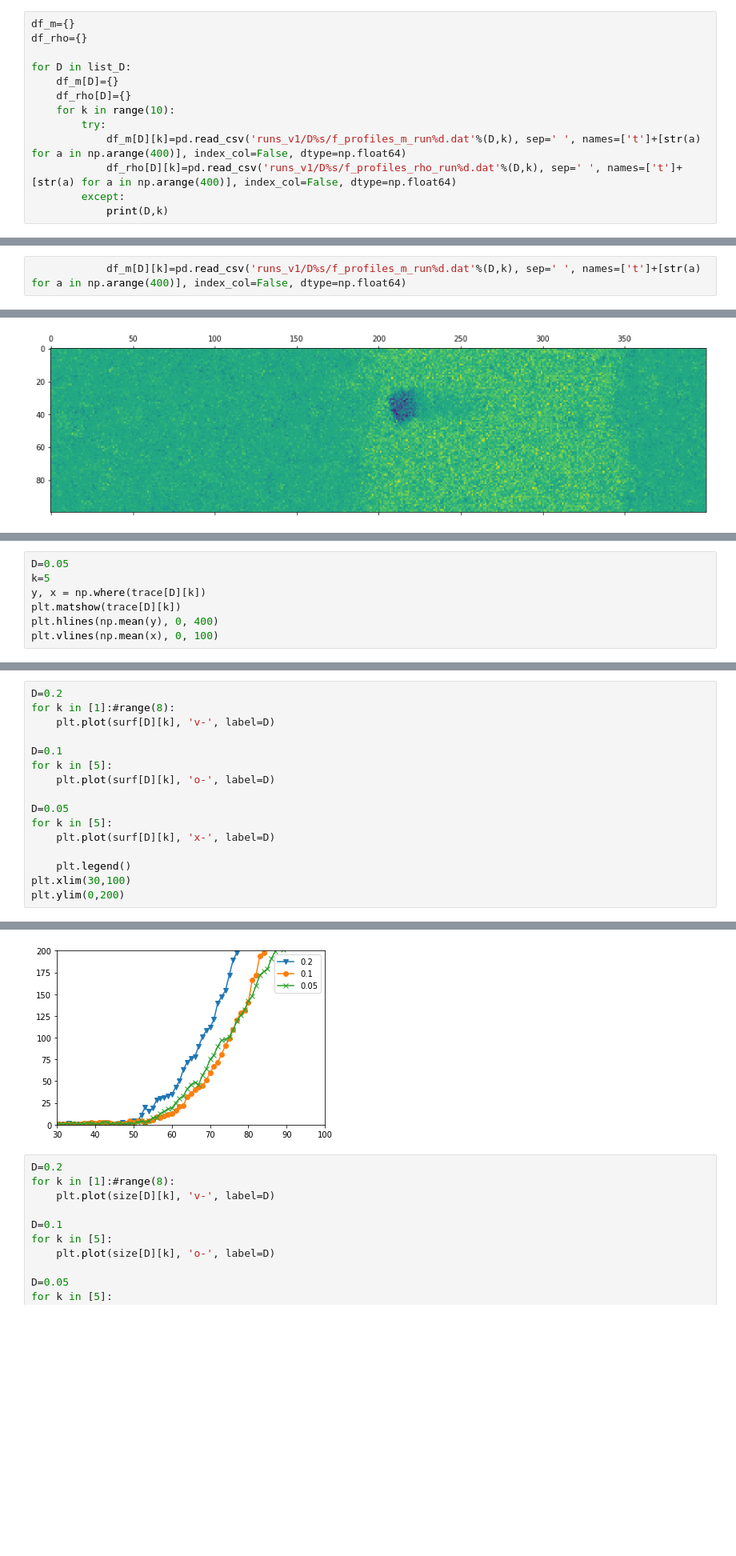
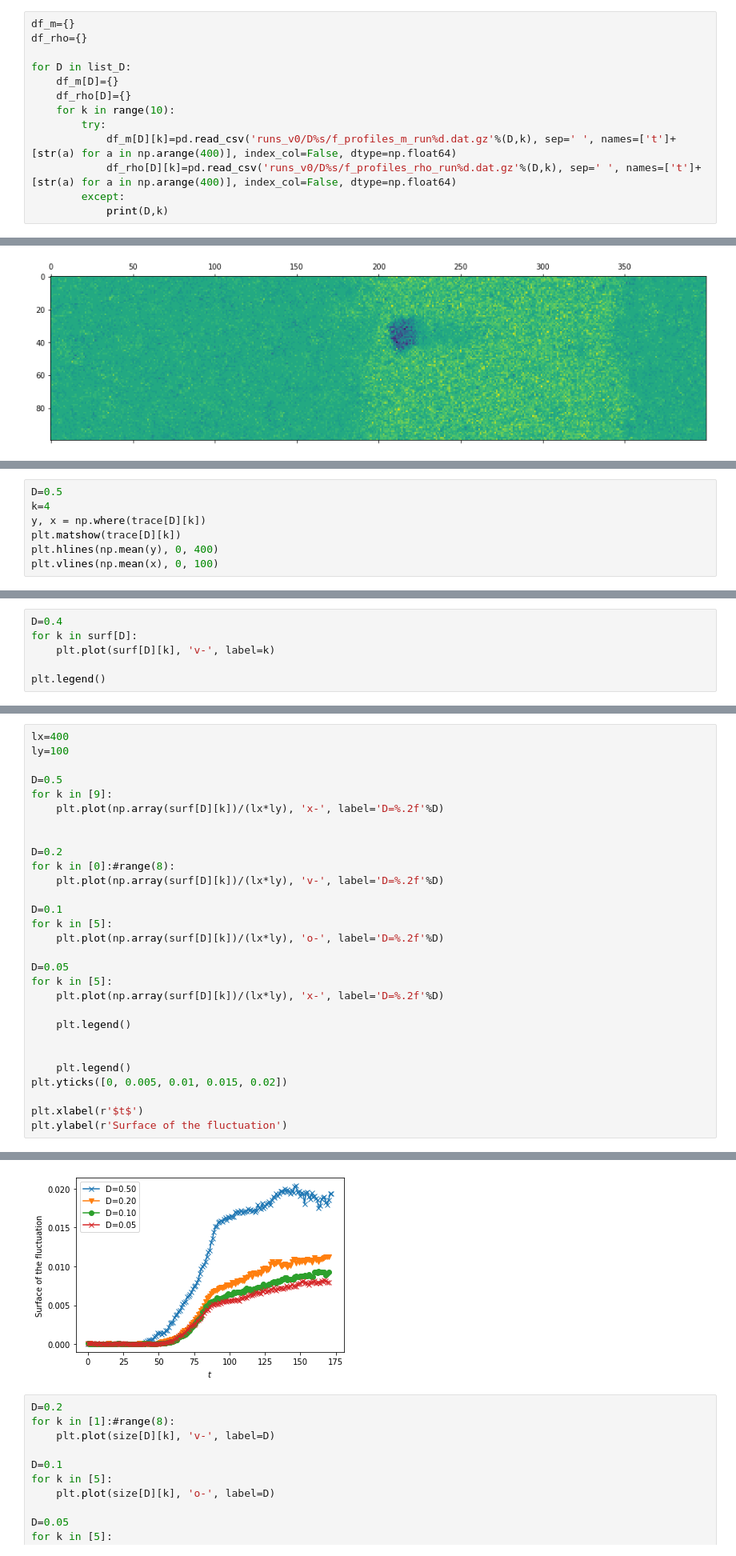
Before and after one commit to BrieucB/AI2d, a Jupyter notebook: AI2D_off_lattice/destab_bands/destab_bands.ipynb, the cells around one changed output, grey strips where cells are left out. Shown at 80% size. Cells and saved outputs as stored; diff of their text form; blank space fills up the shorter version.

```diff
--- a/AI2D_off_lattice/destab_bands/destab_bands.ipynb
+++ b/AI2D_off_lattice/destab_bands/destab_bands.ipynb
@@ -18,8 +20,8 @@ for D in list_D:
     df_rho[D]={}
     for k in range(10):
         try:
-            df_m[D][k]=pd.read_csv('runs_v1/D%s/f_profiles_m_run%d.dat'%(D,k), sep=' ', names=['t']+[str(a) for a in np.arange(400)], index_col=False, dtype=np.float64)
-            df_rho[D][k]=pd.read_csv('runs_v1/D%s/f_profiles_rho_run%d.dat'%(D,k), sep=' ', names=['t']+[str(a) for a in np.arange(400)], index_col=False, dtype=np.float64)
+            df_m[D][k]=pd.read_csv('runs_v0/D%s/f_profiles_m_run%d.dat.gz'%(D,k), sep=' ', names=['t']+[str(a) for a in np.arange(400)], index_col=False, dtype=np.float64)
+            df_rho[D][k]=pd.read_csv('runs_v0/D%s/f_profiles_rho_run%d.dat.gz'%(D,k), sep=' ', names=['t']+[str(a) for a in np.arange(400)], index_col=False, dtype=np.float64)
         except:
             print(D,k)
 # %% [output]
@@ -37,8 +35,6 @@ for D in list_D:
 0.8 7
 0.8 8
 0.8 9
-# %%
-            df_m[D][k]=pd.read_csv('runs_v1/D%s/f_profiles_m_run%d.dat'%(D,k), sep=' ', names=['t']+[str(a) for a in np.arange(400)], index_col=False, dtype=np.float64)
 # %% [markdown]
 # Exploration
 # %%
@@ -353,6 +363,6 @@ plt.vlines(np.mean(x), 0, 100)
 # %%
-D=0.05
-k=5
+D=0.5
+k=4
 y, x = np.where(trace[D][k])
 plt.matshow(trace[D][k])
 plt.hlines(np.mean(y), 0, 400)
@@ -362,0 +373,6 @@ plt.vlines(np.mean(x), 0, 100)
+# %%
+D=0.4
+for k in surf[D]:
+    plt.plot(surf[D][k], 'v-', label=k)
+
+plt.legend()
@@ -363,17 +382,30 @@ plt.vlines(np.mean(x), 0, 100)
 # %%
+lx=400
+ly=100
+
+D=0.5
+for k in [9]:
+    plt.plot(np.array(surf[D][k])/(lx*ly), 'x-', label='D=%.2f'%D)
+
+
 D=0.2
-for k in [1]:#range(8):
-    plt.plot(surf[D][k], 'v-', label=D)
+for k in [0]:#range(8):
+    plt.plot(np.array(surf[D][k])/(lx*ly), 'v-', label='D=%.2f'%D)
 
 D=0.1
 for k in [5]:
-    plt.plot(surf[D][k], 'o-', label=D)
+    plt.plot(np.array(surf[D][k])/(lx*ly), 'o-', label='D=%.2f'%D)
 
 D=0.05
 for k in [5]:
-    plt.plot(surf[D][k], 'x-', label=D)
+    plt.plot(np.array(surf[D][k])/(lx*ly), 'x-', label='D=%.2f'%D)
 
     plt.legend()
-plt.xlim(30,100)
-plt.ylim(0,200)
+
+
+    plt.legend()
+plt.yticks([0, 0.005, 0.01, 0.015, 0.02])
+
+plt.xlabel(r'$t$')
+plt.ylabel(r'Surface of the fluctuation')
 # %% [output]
@@ -381,4 +413,4 @@ plt.ylim(0,200)
-[figure, old version]
+[figure, new version]
 # %%
 D=0.2
 for k in [1]:#range(8):
```
Also changed, not shown: parts of 13 cells of this notebook, 33 other files.
